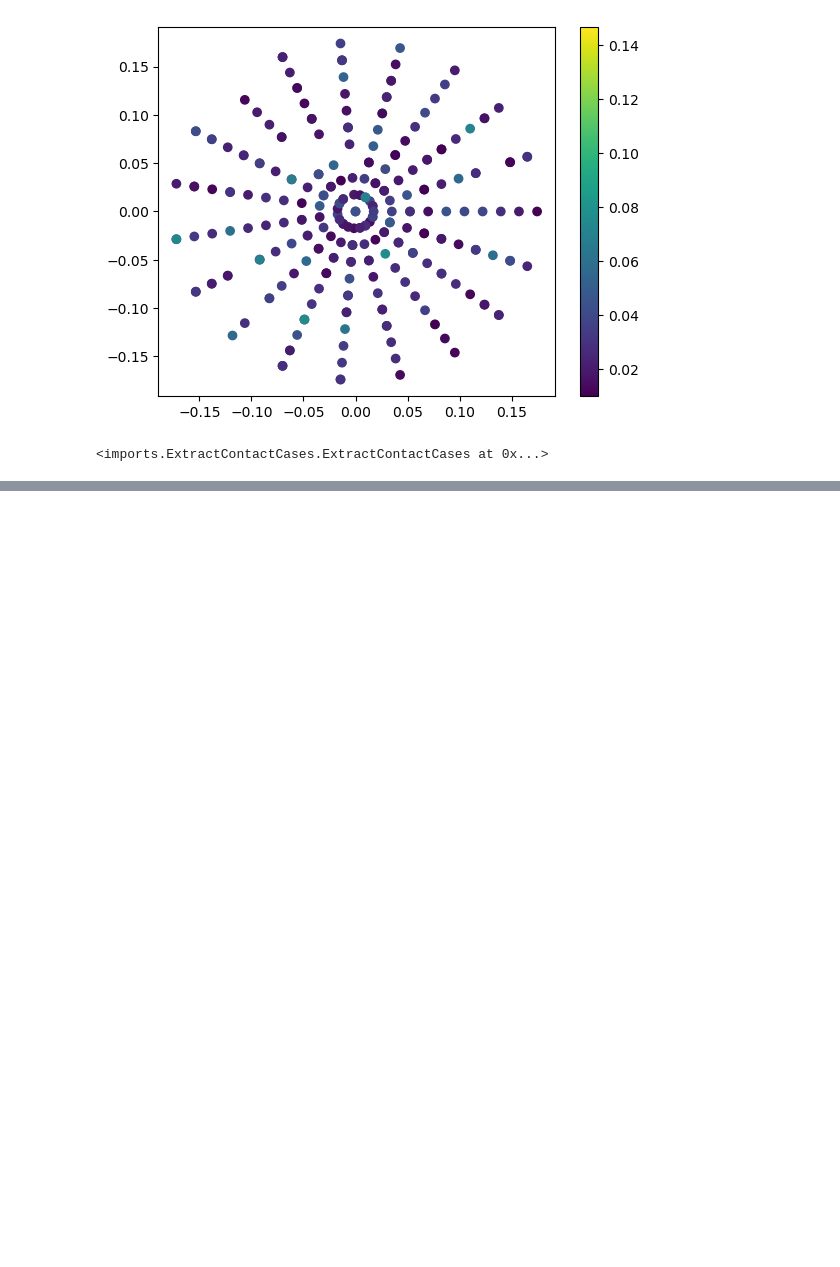
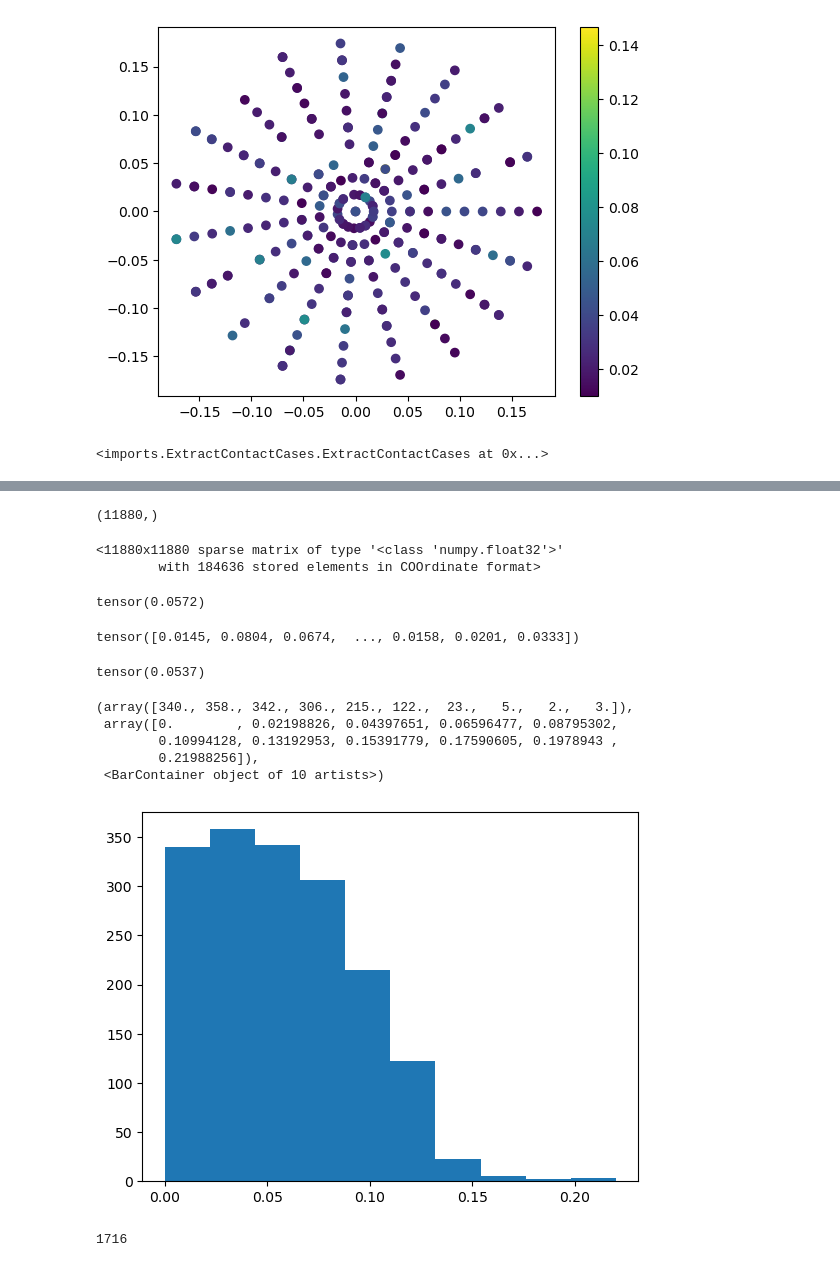
Before and after one commit to AdvancedResearchInnovationCenter/TactiGraph, a Jupyter notebook: src/validating.ipynb, the cells around one changed output, grey strips where cells are left out. Cells and saved outputs as stored; diff of their text form; code cells hidden in the pictures; blank space fills up the shorter version.

```diff
--- a/src/validating.ipynb
+++ b/src/validating.ipynb
@@ -314,0 +322,6 @@ ex.
+# %%
+from imports.TactileDataset import TactileDataset
+from torch_geometric.loader import DataLoader
+
+train = TactileDataset(ex.outdir / 'train')
+train_loader = DataLoader(train, batch_size=8)
@@ -314,0 +330,7 @@ ex.
+# %%
+import torch
+from models.modules import GraphRes
+
+model = GraphRes().cuda()
+model.load_state_dict(torch.load('../results/20ms_allevents/state_dict'))
+train
@@ -314,0 +339,25 @@ ex.
+# %%
+pred = []
+true = []
+n_events = []
+n_edges = []
+n_comps = []
+
+
+from torch_geometric.utils import to_networkx
+from tqdm.auto import tqdm
+import networkx as nx
+
+for v in tqdm(train_loader):
+    with torch.no_grad():
+        for i in range(len(v)):
+            n_events.append(v[i].x.shape[0])
+            n_edges.append(v[i].edge_index.shape[1])
+
+        pred.append(model(v.cuda()))
+        true.append(v.cpu().y)
+
+    v.detach().cpu()
+    torch.cuda.empty_cache()
+pred = torch.vstack(pred).cpu()
+true = torch.vstack(true).cpu()
@@ -314,0 +383,35 @@ ex.
+# %%
+component.shape
+# %% [output]
+(11880,)
+# %%
+adj
+# %% [output]
+<11880x11880 sparse matrix of type '<class 'numpy.float32'>'
+        with 184636 stored elements in COOrdinate format>
+# %%
+loss_func = torch.nn.L1Loss()
+
+loss_func(pred, true)
+# %% [output]
+tensor(0.0572)
+# %%
+loss = torch.mean(torch.abs(pred-true), dim=1)
+loss
+# %% [output]
+tensor([0.0145, 0.0804, 0.0674,  ..., 0.0158, 0.0201, 0.0333])
+# %%
+torch.median(loss)
+# %% [output]
+tensor(0.0537)
+# %%
+import matplotlib.pyplot as plt
+
+plt.hist(loss.cpu())
+# %% [output]
+(array([340., 358., 342., 306., 215., 122.,  23.,   5.,   2.,   3.]),
+ array([0.        , 0.02198826, 0.04397651, 0.06596477, 0.08795302,
+        0.10994128, 0.13192953, 0.15391779, 0.17590605, 0.1978943 ,
+        0.21988256]),
+ <BarContainer object of 10 artists>)
+[figure, added]
@@ -314,0 +421,4 @@ ex.
+# %%
+len(n_events)
+# %% [output]
+1716
```
Also changed, not shown: parts of 10 cells of this notebook, 5 other files.
